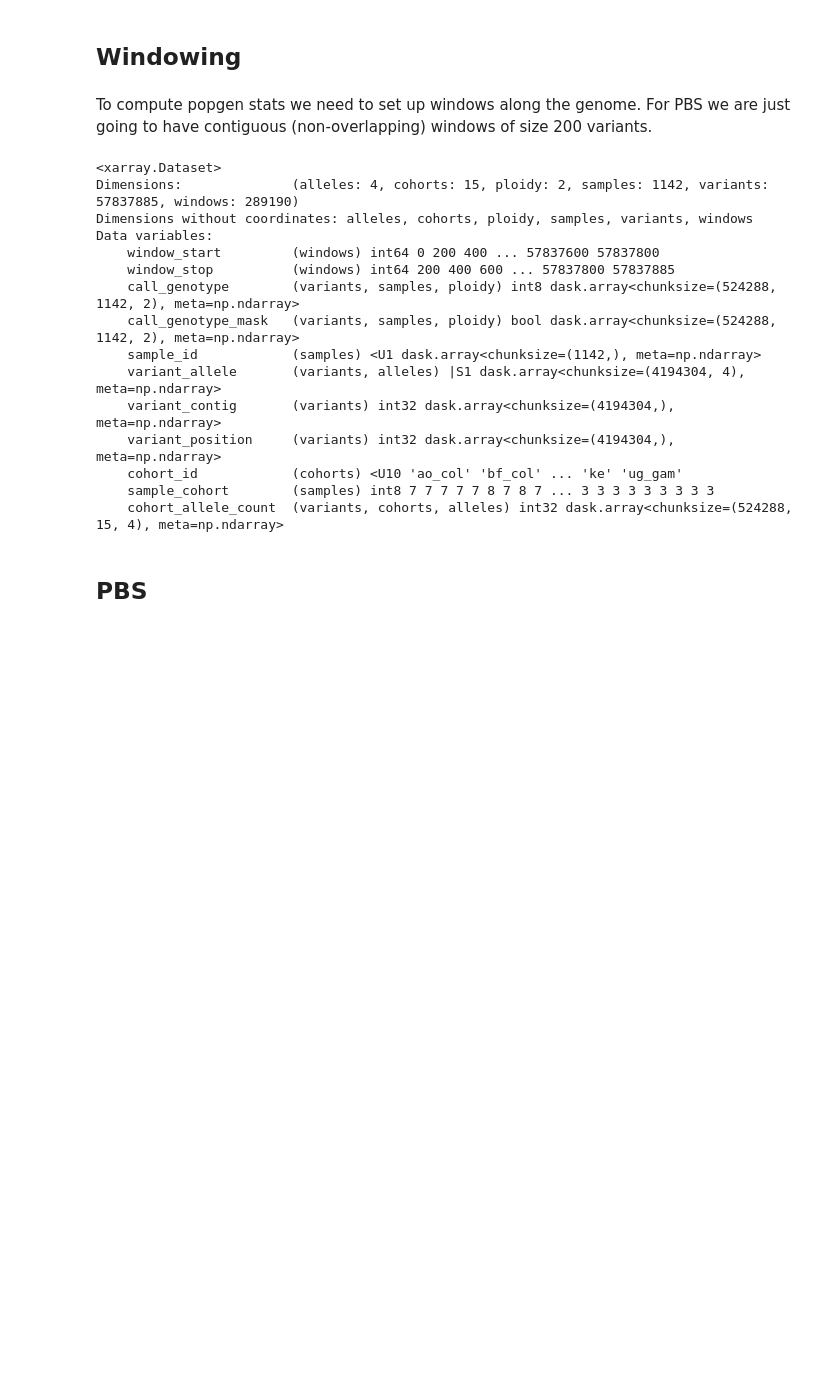
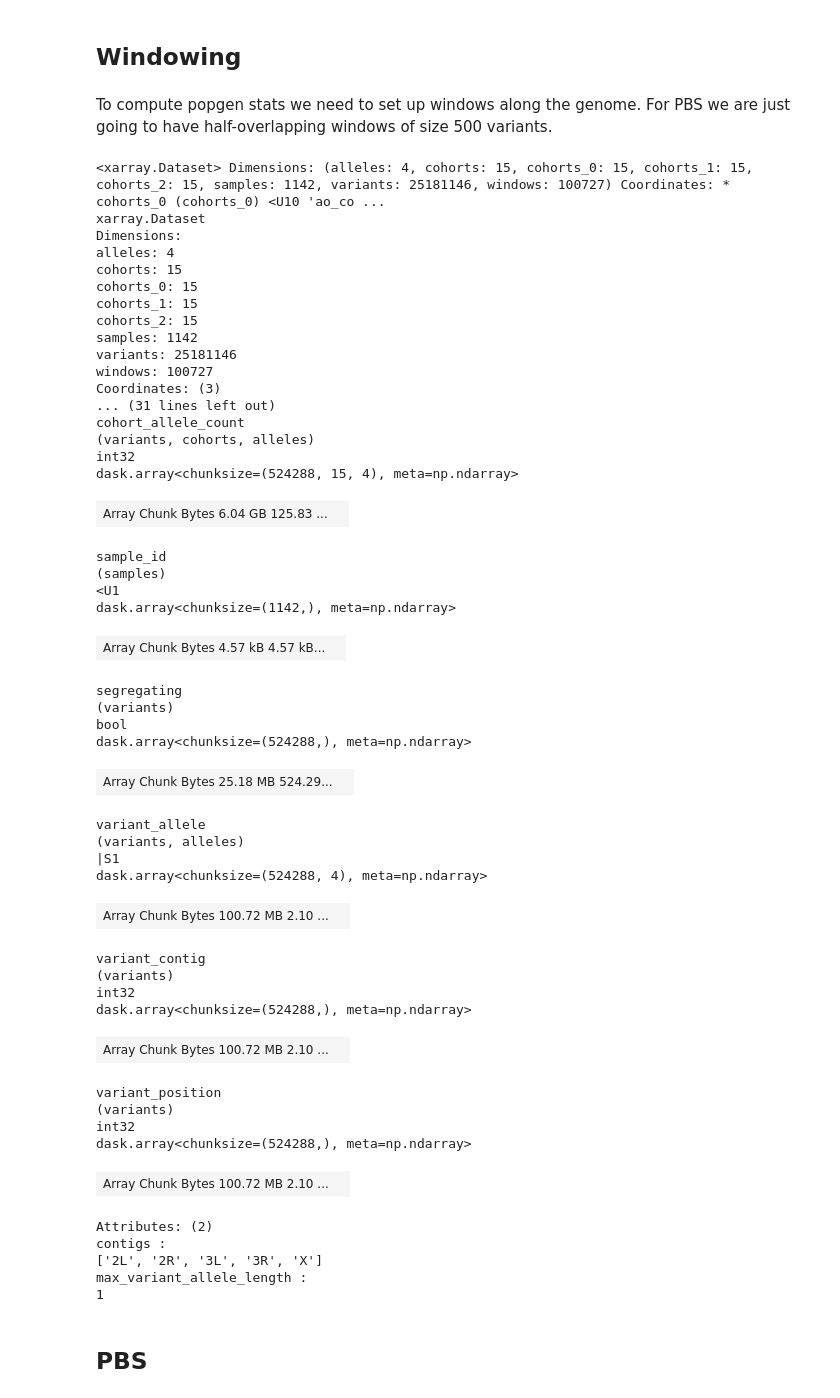
Before and after one commit to tomwhite/shiny-train, a Jupyter notebook: notebooks/gwss/sgkit_pbs.ipynb, the cells around one changed output. Saved outputs shown, nothing was run; the diff lists cells and outputs as text; code cells hidden in the pictures; blank space fills up the shorter version.

```diff
--- a/notebooks/gwss/sgkit_pbs.ipynb
+++ b/notebooks/gwss/sgkit_pbs.ipynb
@@ -271,25 +359,59 @@ Data variables:
 # %% [markdown]
 ## Windowing
 # %% [markdown]
-To compute popgen stats we need to set up windows along the genome. For PBS we are just going to have contiguous (non-overlapping) windows of size 200 variants.
+To compute popgen stats we need to set up windows along the genome. For PBS we are just going to have half-overlapping windows of size 500 variants.
-# %%
-ds2 = sg.window(ds2, size=200, step=200)
-ds2
-# %% [output]
-<xarray.Dataset>
-Dimensions:              (alleles: 4, cohorts: 15, ploidy: 2, samples: 1142, variants: 57837885, windows: 289190)
-Dimensions without coordinates: alleles, cohorts, ploidy, samples, variants, windows
-Data variables:
-    window_start         (windows) int64 0 200 400 ... 57837600 57837800
-    window_stop          (windows) int64 200 400 600 ... 57837800 57837885
-    call_genotype        (variants, samples, ploidy) int8 dask.array<chunksize=(524288, 1142, 2), meta=np.ndarray>
-    call_genotype_mask   (variants, samples, ploidy) bool dask.array<chunksize=(524288, 1142, 2), meta=np.ndarray>
-    sample_id            (samples) <U1 dask.array<chunksize=(1142,), meta=np.ndarray>
-    variant_allele       (variants, alleles) |S1 dask.array<chunksize=(4194304, 4), meta=np.ndarray>
-    variant_contig       (variants) int32 dask.array<chunksize=(4194304,), meta=np.ndarray>
-    variant_position     (variants) int32 dask.array<chunksize=(4194304,), meta=np.ndarray>
-    cohort_id            (cohorts) <U10 'ao_col' 'bf_col' ... 'ke' 'ug_gam'
-    sample_cohort        (samples) int8 7 7 7 7 7 8 7 8 7 ... 3 3 3 3 3 3 3 3 3
-    cohort_allele_count  (variants, cohorts, alleles) int32 dask.array<chunksize=(524288, 15, 4), meta=np.ndarray>
+# %%
+ds_seg = sg.load_dataset(seg_zarr_path)
+ds = sg.window(ds_seg, size=500, step=250)
+ds
+# %% [output]
+<xarray.Dataset> Dimensions: (alleles: 4, cohorts: 15, cohorts_0: 15, cohorts_1: 15, cohorts_2: 15, samples: 1142, variants: 25181146, windows: 100727) Coordinates: * cohorts_0 (cohorts_0) <U10 'ao_co ...
+xarray.Dataset
+Dimensions:
+alleles: 4
+cohorts: 15
+cohorts_0: 15
+cohorts_1: 15
+cohorts_2: 15
+samples: 1142
+variants: 25181146
+windows: 100727
+Coordinates: (3)
+... (31 lines left out)
+cohort_allele_count
+(variants, cohorts, alleles)
+int32
+dask.array<chunksize=(524288, 15, 4), meta=np.ndarray>
+| Array Chunk Bytes 6.04 GB 125.83 ... |  |
+sample_id
+(samples)
+<U1
+dask.array<chunksize=(1142,), meta=np.ndarray>
+| Array Chunk Bytes 4.57 kB 4.57 kB... |  |
+segregating
+(variants)
+bool
+dask.array<chunksize=(524288,), meta=np.ndarray>
+| Array Chunk Bytes 25.18 MB 524.29... |  |
+variant_allele
+(variants, alleles)
+|S1
+dask.array<chunksize=(524288, 4), meta=np.ndarray>
+| Array Chunk Bytes 100.72 MB 2.10 ... |  |
+variant_contig
+(variants)
+int32
+dask.array<chunksize=(524288,), meta=np.ndarray>
+| Array Chunk Bytes 100.72 MB 2.10 ... |  |
+variant_position
+(variants)
+int32
+dask.array<chunksize=(524288,), meta=np.ndarray>
+| Array Chunk Bytes 100.72 MB 2.10 ... |  |
+Attributes: (2)
+contigs :
+['2L', '2R', '3L', '3R', 'X']
+max_variant_allele_length :
+1
 # %% [markdown]
 ## PBS
```
Also changed, not shown: parts of 37 cells of this notebook, 4 other files.
